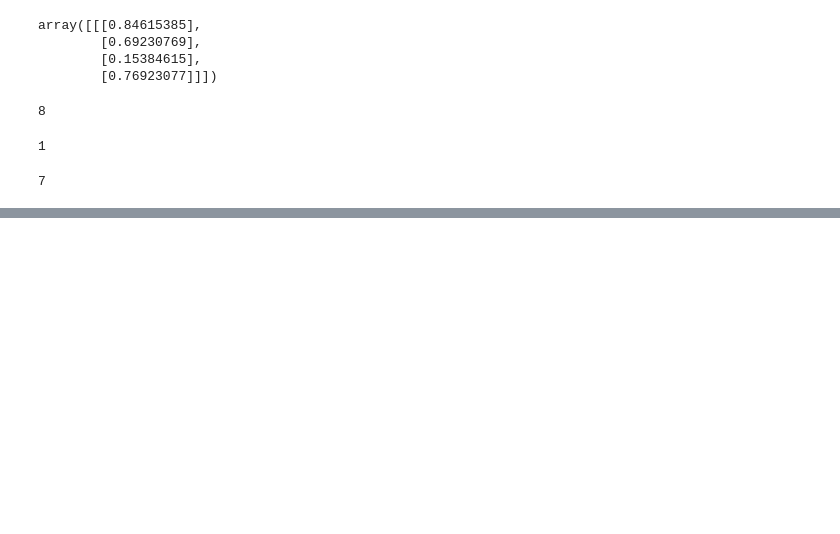
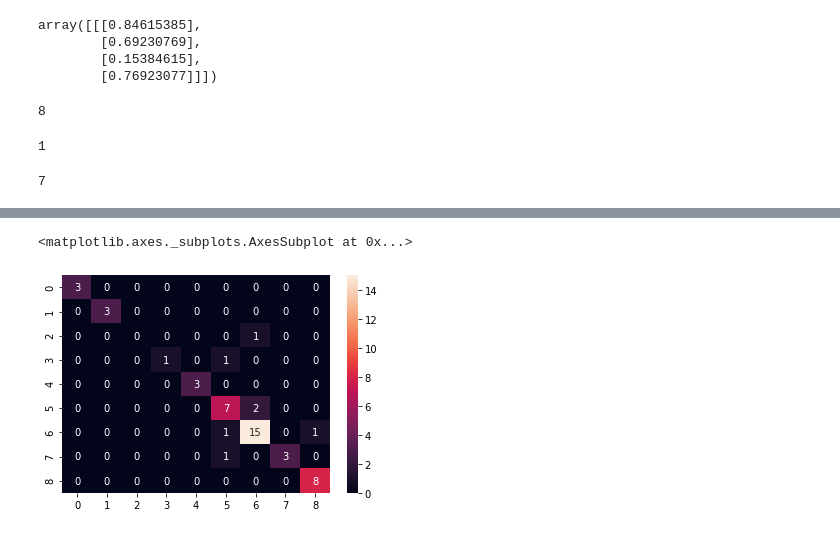
Before and after one commit to victoria2012/test_deeplearning, a Jupyter notebook: Notescale_LSTM_exer.ipynb, the cells around one changed output, grey strips where cells are left out. Cells and saved outputs as stored; diff of their text form; code cells hidden in the pictures; blank space fills up the shorter version.

```diff
--- a/Notescale_LSTM_exer.ipynb
+++ b/Notescale_LSTM_exer.ipynb
@@ -144,0 +147,3 @@ np.argmax(pred2)
+# %%
+y_pred = model.predict(X_train)
+y_pred.shape, y_pred[5]
@@ -144,0 +155,3 @@ np.argmax(pred2)
+# %%
+y_pred_argmax = np.argmax(y_pred, axis=1)
+y_pred_argmax.shape, y_pred_argmax[5]
@@ -144,0 +202,5 @@ np.argmax(pred2)
+# %%
+sns.heatmap(confusion_matrix(y_train, y_pred_argmax), annot=True)
+# %% [output]
+<matplotlib.axes._subplots.AxesSubplot at 0x...>
+[figure, added]
```
Also changed, not shown: parts of 10 cells of this notebook.
